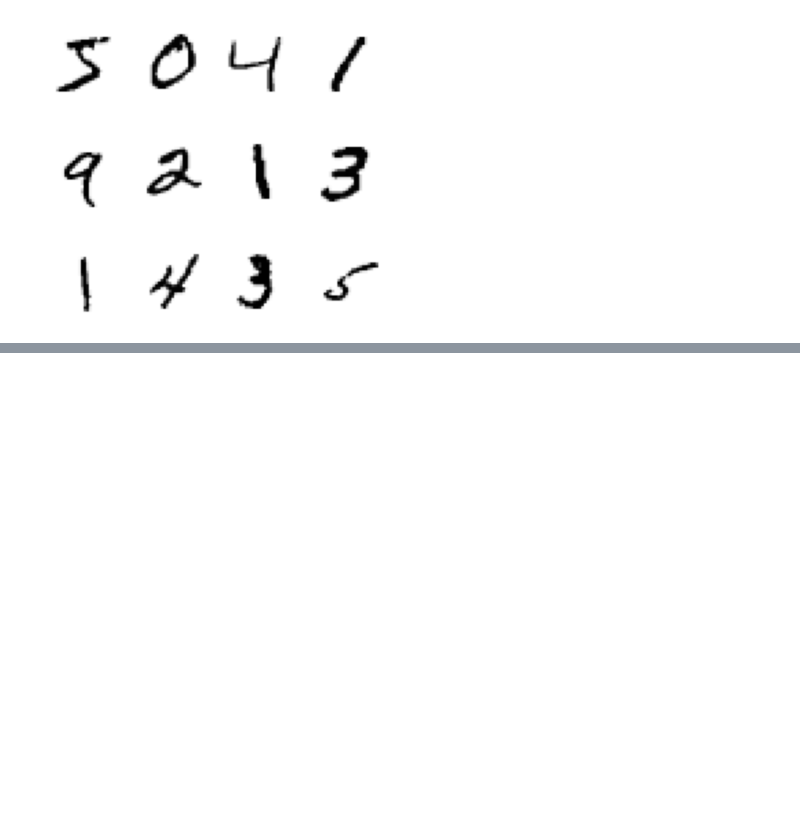
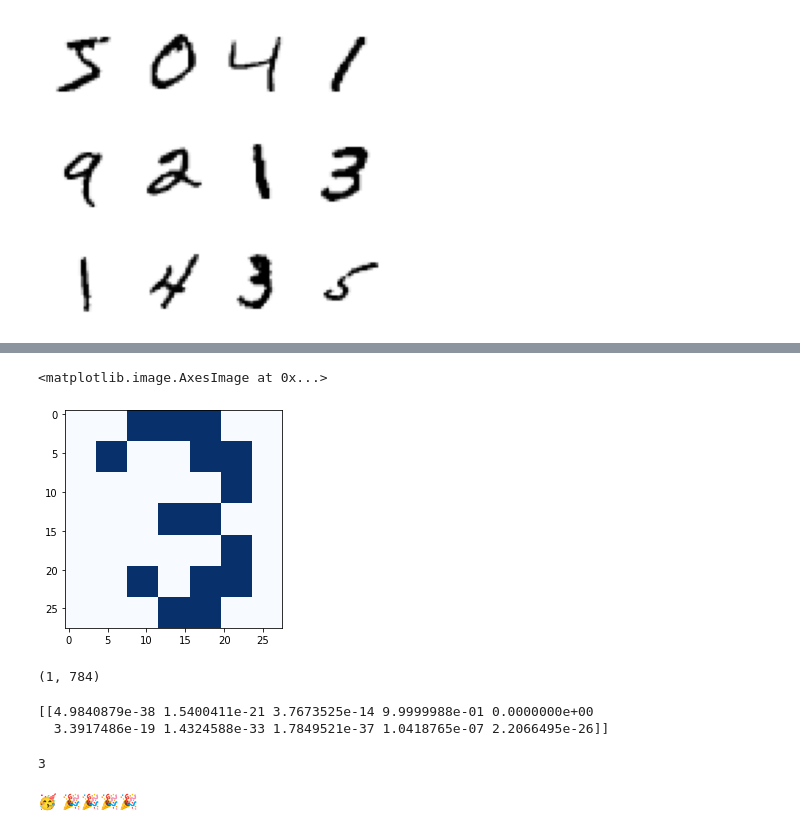
Before and after one commit to till2/till2, a Jupyter notebook: MNIST.ipynb, the cells around one changed output, grey strips where cells are left out. Drawn from its saved outputs; the diff is of its cells as text; code cells hidden in the pictures; blank space fills up the shorter version.

```diff
--- a/MNIST.ipynb
+++ b/MNIST.ipynb
@@ -118,0 +154,27 @@ Evaluation: 97.35%
+# %%
+# PLEAAASE = np.reshape(Final_Boss, (28, 28))
+PLEAAASE = np.concatenate([np.concatenate([[x]*4 for x in y]*4) for y in Final_Boss])
+plt.imshow(PLEAAASE.reshape(28, 28), cmap='Blues')
+# %% [output]
+<matplotlib.image.AxesImage at 0x...>
+[figure, added]
+# %%
+# test with X_train[0] or PLEAAASE
+
+to_predict = np.array([PLEAAASE])
+to_predict.shape
+# %% [output]
+(1, 784)
+# %%
+prediction = model.predict(to_predict)
+print(prediction)
+# %% [output]
+[[4.9840879e-38 1.5400411e-21 3.7673525e-14 9.9999988e-01 0.0000000e+00
+  3.3917486e-19 1.4324588e-33 1.7849521e-37 1.0418765e-07 2.2066495e-26]]
+# %%
+# What is it???
+np.argmax(prediction)
+# %% [output]
+3
+# %% [markdown]
+🥳 🎉🎉🎉🎉
```
Also changed, not shown: parts of 13 cells of this notebook.
